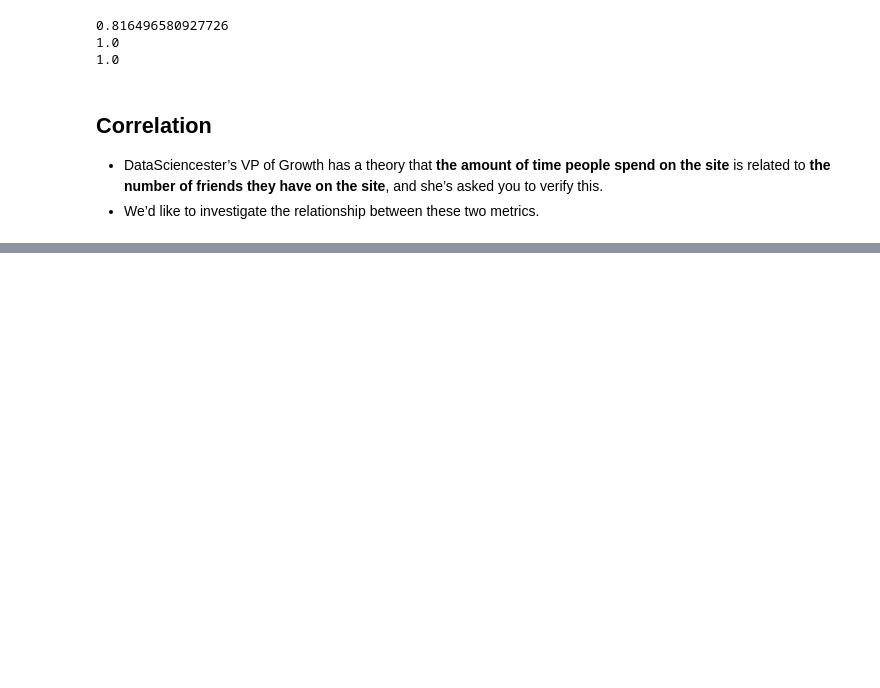
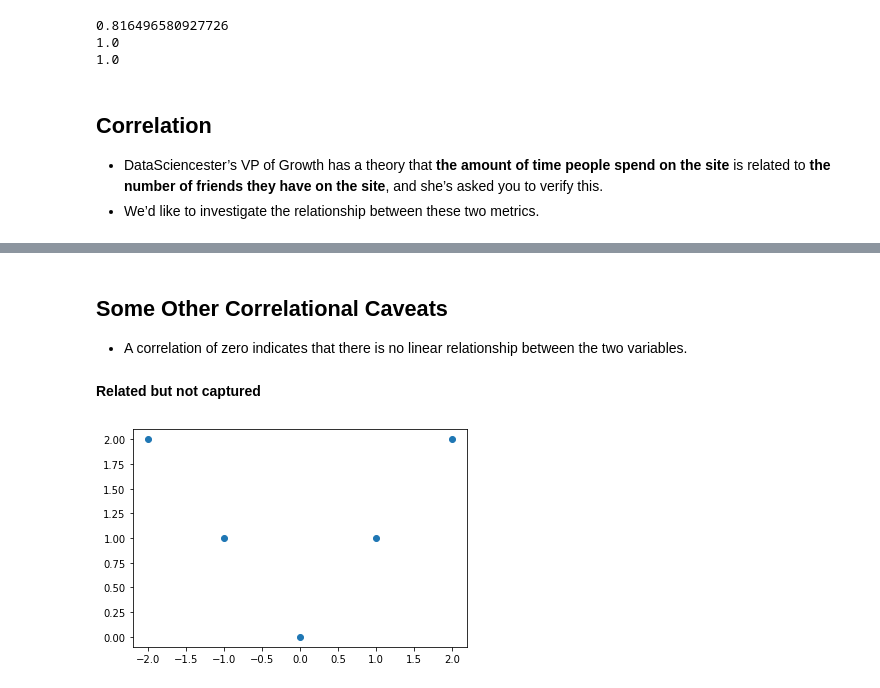
Before and after one commit to Lim-JiSeon/DataAnalysis, a Jupyter notebook: D‍ata Mining/Material/ch5_statistics-2020-student - Jupyter Notebook.ipynb, the cells around one changed output, grey strips where cells are left out. Cells and saved outputs as stored; diff of their text form; code cells hidden in the pictures; blank space fills up the shorter version.

```diff
--- a/D‍ata Mining/Material/ch5_statistics-2020-student - Jupyter Notebook.ipynb
+++ b/D‍ata Mining/Material/ch5_statistics-2020-student - Jupyter Notebook.ipynb
@@ -285,0 +406,13 @@ print(standard_deviation([1,2,3]))
+# %% [markdown]
+## Some Other Correlational Caveats
+- A correlation of zero indicates that there is no linear relationship between the two variables.
+# %% [markdown]
+<b>Related but not captured</b>
+# %%
+# absolute value relationship
+x = [-2, -1, 0, 1, 2]
+y = [ 2, 1, 0, 1, 2]
+plt.scatter(x, y)
+plt.show()
+# %% [output]
+[figure, added]
```
Also changed, not shown: parts of 21 cells of this notebook.
